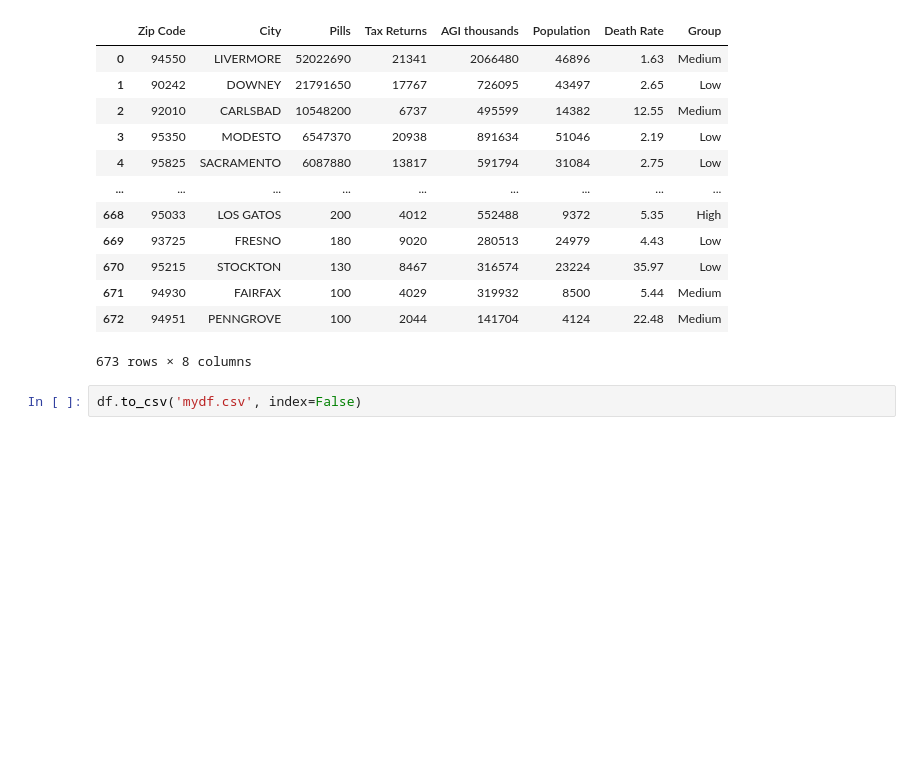
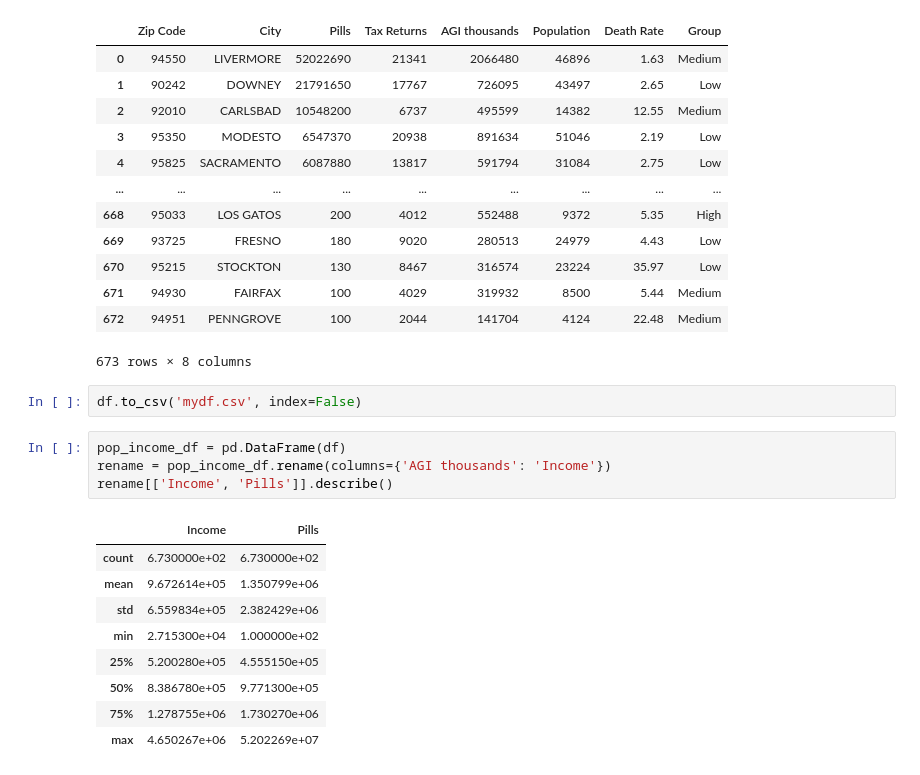
Before and after one commit to davidjaimes/pain-pills-in-the-usa, a Jupyter notebook: David/analysis/income-vs-pills.ipynb, the cells around one changed output. Drawn from its saved outputs; the diff is of its cells as text; blank space fills up the shorter version.

```diff
--- a/David/analysis/income-vs-pills.ipynb
+++ b/David/analysis/income-vs-pills.ipynb
@@ -129,3 +132,17 @@ df
 673 rows × 8 columns
 # %%
 df.to_csv('mydf.csv', index=False)
+# %%
+pop_income_df = pd.DataFrame(df)
+rename = pop_income_df.rename(columns={'AGI thousands': 'Income'})
+rename[['Income', 'Pills']].describe()
+# %% [output]
+|  | Income | Pills |
+| count | 6.730000e+02 | 6.730000e+02 |
+| mean | 9.672614e+05 | 1.350799e+06 |
+| std | 6.559834e+05 | 2.382429e+06 |
+| min | 2.715300e+04 | 1.000000e+02 |
+| 25% | 5.200280e+05 | 4.555150e+05 |
+| 50% | 8.386780e+05 | 9.771300e+05 |
+| 75% | 1.278755e+06 | 1.730270e+06 |
+| max | 4.650267e+06 | 5.202269e+07 |
```
Also changed, not shown: parts of 3 cells of this notebook, 1 other file.
